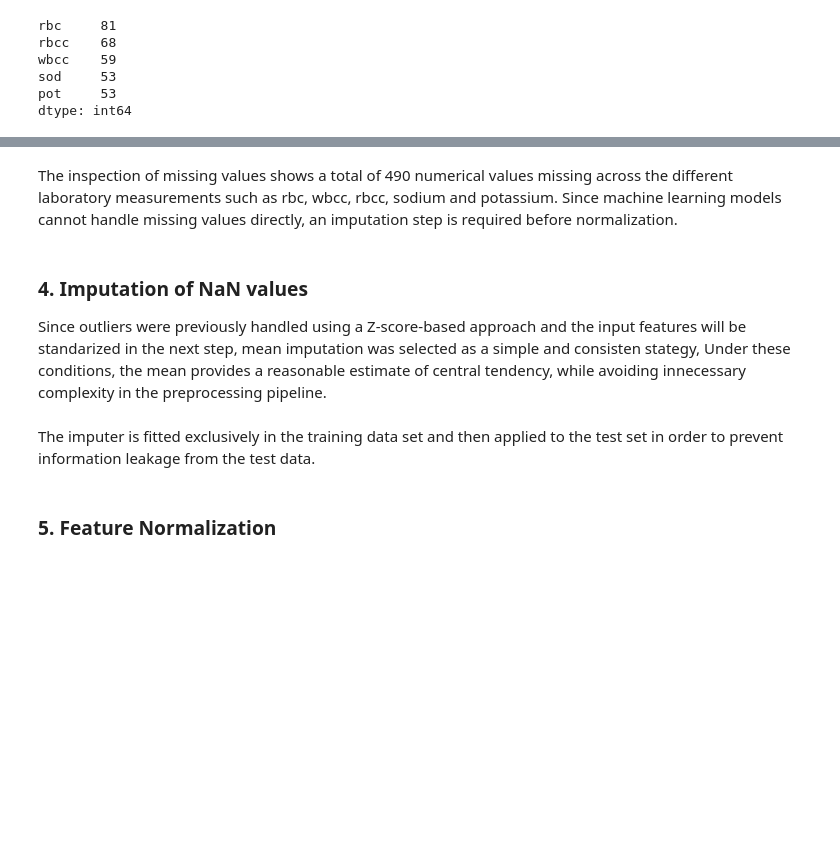
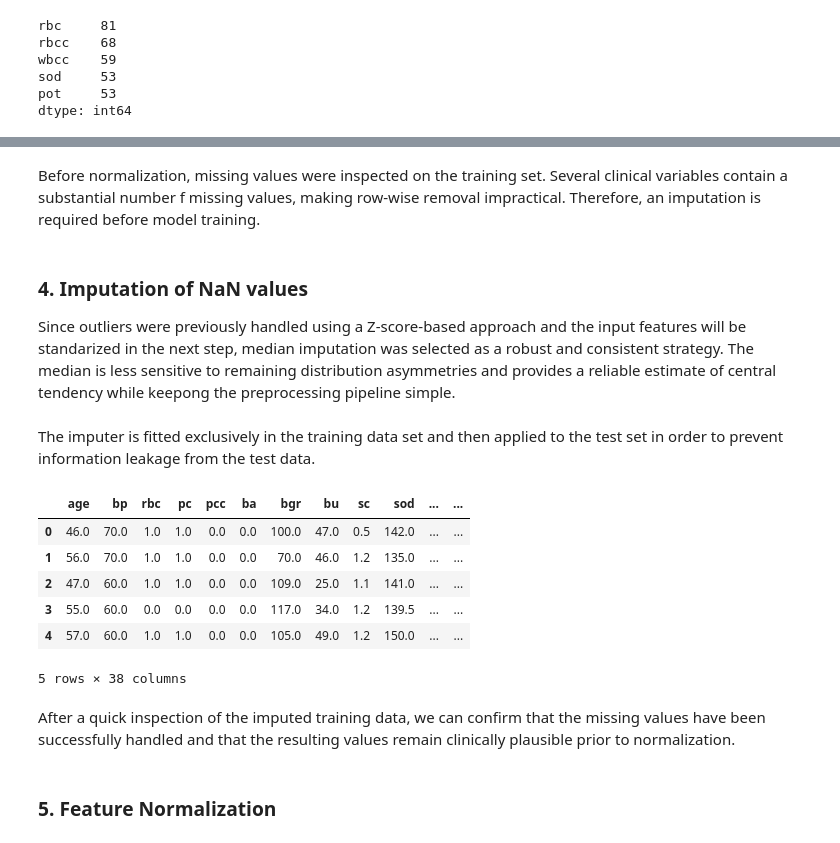
Before and after one commit to harasarahh/chronic-kidney-disease-prediction, a Jupyter notebook: GroupL_finalproject.ipynb, the cells around one changed output, grey strips where cells are left out. Drawn from its saved outputs; the diff is of its cells as text; code cells hidden in the pictures; blank space fills up the shorter version.

Commit message:
Preprocessing: replace mean imputation with median imputation

```diff
--- a/GroupL_finalproject.ipynb
+++ b/GroupL_finalproject.ipynb
@@ -570,12 +585,12 @@ np.int64(490)
 # %% [markdown]
-The inspection of missing values shows a total of 490 numerical values missing across the different laboratory measurements such as rbc, wbcc, rbcc, sodium and potassium. Since machine learning models cannot handle missing values directly, an imputation step is required before normalization.
+Before normalization, missing values were inspected on the training set. Several clinical variables contain a substantial number f missing values, making row-wise removal impractical. Therefore, an imputation is required before model training.
 # %% [markdown]
 ### 4. Imputation of NaN values
 
-Since outliers were previously handled using a Z-score-based approach and the input features will be standarized in the next step, mean imputation was selected as a simple and consisten stategy, Under these conditions, the mean provides a reasonable estimate of central tendency, while avoiding innecessary complexity in the preprocessing pipeline.
+Since outliers were previously handled using a Z-score-based approach and the input features will be standarized in the next step, median imputation was selected as a robust and consistent strategy. The median is less sensitive to remaining distribution asymmetries and provides a reliable estimate of central tendency while keepong the preprocessing pipeline simple.
 # %%
-# Imputation using the mean, based on the training set
-imputer = SimpleImputer(strategy="mean")
+# Imputation using the median, based on the training set
+imputer = SimpleImputer(strategy="median")
 
 # Fit the imputer on the training data to learn the replacement values
 # the mean of each feature computed only from the training set
@@ -586,6 +601,18 @@ X_train_imputed = imputer.fit_transform(X_train)
 X_test_imputed = imputer.transform(X_test)
 # %% [markdown]
 The imputer is fitted exclusively in the training data set and then applied to the test set in order to prevent information leakage from the test data.
+# %%
+pd.DataFrame(X_train_imputed, columns=X_train.columns).head()
+# %% [output]
+|  | age | bp | rbc | pc | pcc | ba | bgr | bu | sc | sod | ... | ... |
+| 0 | 46.0 | 70.0 | 1.0 | 1.0 | 0.0 | 0.0 | 100.0 | 47.0 | 0.5 | 142.0 | ... | ... |
+| 1 | 56.0 | 70.0 | 1.0 | 1.0 | 0.0 | 0.0 | 70.0 | 46.0 | 1.2 | 135.0 | ... | ... |
+| 2 | 47.0 | 60.0 | 1.0 | 1.0 | 0.0 | 0.0 | 109.0 | 25.0 | 1.1 | 141.0 | ... | ... |
+| 3 | 55.0 | 60.0 | 0.0 | 0.0 | 0.0 | 0.0 | 117.0 | 34.0 | 1.2 | 139.5 | ... | ... |
+| 4 | 57.0 | 60.0 | 1.0 | 1.0 | 0.0 | 0.0 | 105.0 | 49.0 | 1.2 | 150.0 | ... | ... |
+5 rows × 38 columns
+# %% [markdown]
+After a quick inspection of the imputed training data, we can confirm that the missing values have been successfully handled and that the resulting values remain clinically plausible prior to normalization.
 # %% [markdown]
 ### 5. Feature Normalization
 # %% [markdown]
```
Also changed, not shown: parts of 6 cells of this notebook, 2 other files.
